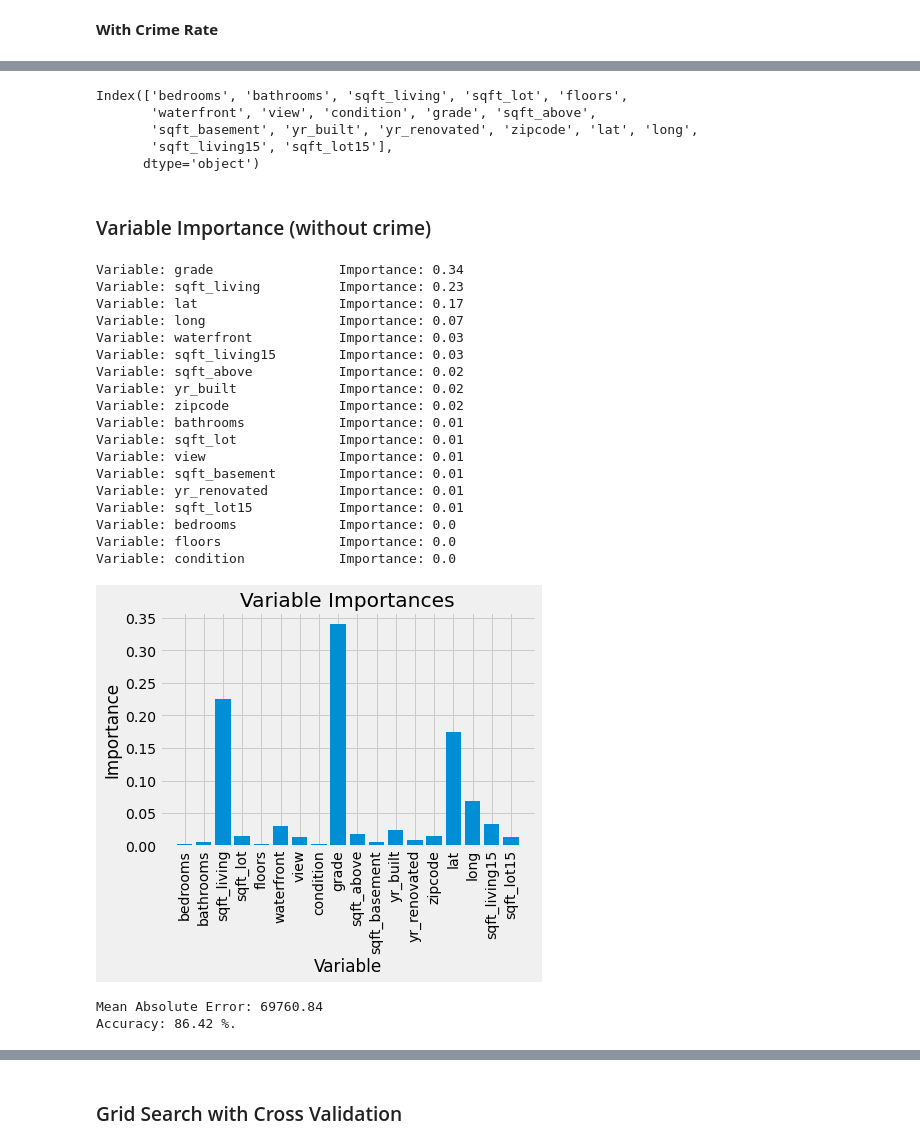
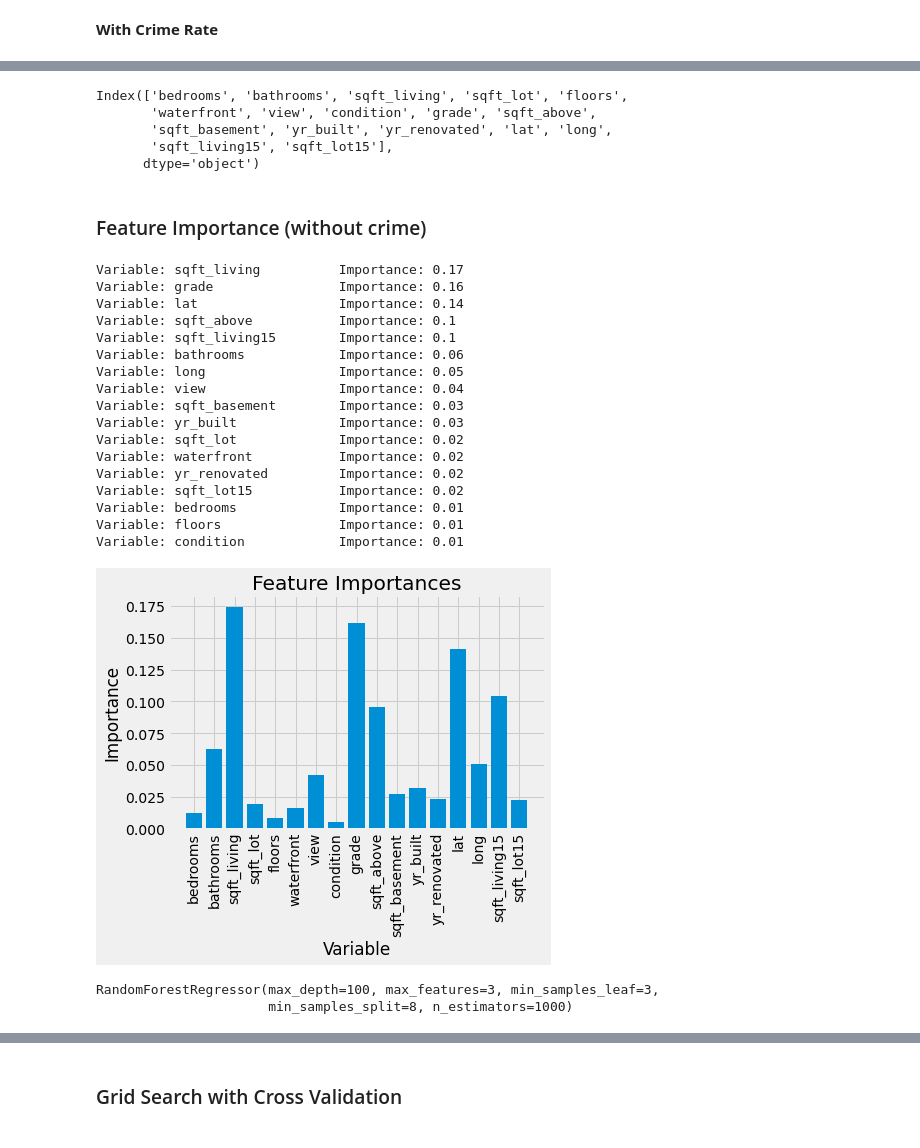
Before and after one commit to dvh549/Machine_Learning, a Jupyter notebook: House Sales Prediction - Random Forest Regression_281021.ipynb, the cells around one changed output, grey strips where cells are left out. Cells and saved outputs as stored; diff of their text form; code cells hidden in the pictures.

Commit message:
standardize model parameters and cleaned up notebook

```diff
--- a/House Sales Prediction - Random Forest Regression_Updated211021.ipynb
+++ b/House Sales Prediction - Random Forest Regression_281021.ipynb
@@ -306,8 +311,8 @@ house_data_with_crime["no_of_crimes"] = crime_numbers
 # house_data_with_crime["year"] = house_data_with_crime["date"].dt.year
 # house_data_with_crime["month"] = house_data_with_crime["date"].dt.month
 # house_data_with_crime["day"] = house_data_with_crime["date"].dt.day
-house_data.drop(["id", "date"], axis=1, inplace=True)
-house_data_with_crime.drop(["id", "date"], axis=1, inplace=True)
+house_data.drop(["id", "date", "zipcode"], axis=1, inplace=True)
+house_data_with_crime.drop(["id", "date", "zipcode"], axis=1, inplace=True)
 # %%
 house_data.head()
 # %% [output]
@@ -337,11 +369,9 @@ strat_k_fold = StratifiedKFold(n_splits=3, shuffle=True, random_state=42)
 # %%
-X = house_data.iloc[:,1:].values
+X = scaler.fit_transform(house_data.iloc[:,1:].values)
 y = house_data.iloc[:,0].values
 
 # can tune parameters accordingly for experimentation
 X_train, X_test, y_train, y_test = train_test_split(X, y, test_size=0.2, random_state=2021)
-
-#Training - 80% | Testing - 20%
 # %% [markdown]
 **For house data with crime numbers**
 # %%
@@ -359,3 +382,0 @@ scaler = MinMaxScaler()
-# %%
-X_train = scaler.fit_transform(X_train)
-X_test = scaler.transform(X_test)
@@ -495,7 +483,7 @@ print(house_data.iloc[:,1:].columns)
 # %% [output]
 Index(['bedrooms', 'bathrooms', 'sqft_living', 'sqft_lot', 'floors',
        'waterfront', 'view', 'condition', 'grade', 'sqft_above',
-       'sqft_basement', 'yr_built', 'yr_renovated', 'zipcode', 'lat', 'long',
+       'sqft_basement', 'yr_built', 'yr_renovated', 'lat', 'long',
        'sqft_living15', 'sqft_lot15'],
       dtype='object')
 # %%
@@ -503,7 +491,7 @@ feature_list = list(house_data.iloc[:,1:].columns)
 # %%
 feature_list_w_crime = list(house_data_with_crime.iloc[:,1:].columns)
 # %% [markdown]
-### Variable Importance (without crime)
+### Feature Importance (without crime)
 # %%
 # Get numerical feature importances
 importances = list(rf.feature_importances_)
@@ -517,62 +505,50 @@ feature_importances = sorted(feature_importances, key = lambda x: x[1], reverse
 # Print out the feature and importances
 [print('Variable: {:20} Importance: {}'.format(*pair)) for pair in feature_importances];
 # %% [output]
-Variable: grade                Importance: 0.34
-Variable: sqft_living          Importance: 0.23
-Variable: lat                  Importance: 0.17
-Variable: long                 Importance: 0.07
-Variable: waterfront           Importance: 0.03
-Variable: sqft_living15        Importance: 0.03
-Variable: sqft_above           Importance: 0.02
-Variable: yr_built             Importance: 0.02
-Variable: zipcode              Importance: 0.02
-Variable: bathrooms            Importance: 0.01
-Variable: sqft_lot             Importance: 0.01
-Variable: view                 Importance: 0.01
-Variable: sqft_basement        Importance: 0.01
-Variable: yr_renovated         Importance: 0.01
-Variable: sqft_lot15           Importance: 0.01
-Variable: bedrooms             Importance: 0.0
-Variable: floors               Importance: 0.0
-Variable: condition            Importance: 0.0
+Variable: sqft_living          Importance: 0.17
+Variable: grade                Importance: 0.16
+Variable: lat                  Importance: 0.14
+Variable: sqft_above           Importance: 0.1
+Variable: sqft_living15        Importance: 0.1
+Variable: bathrooms            Importance: 0.06
+Variable: long                 Importance: 0.05
+Variable: view                 Importance: 0.04
+Variable: sqft_basement        Importance: 0.03
+Variable: yr_built             Importance: 0.03
+Variable: sqft_lot             Importance: 0.02
+Variable: waterfront           Importance: 0.02
+Variable: yr_renovated         Importance: 0.02
+Variable: sqft_lot15           Importance: 0.02
+Variable: bedrooms             Importance: 0.01
+Variable: floors               Importance: 0.01
+Variable: condition            Importance: 0.01
 # %%
 # Import matplotlib for plotting and use magic command for Jupyter Notebooks
 import matplotlib.pyplot as plt
 %matplotlib inline
 # Set the style
 plt.style.use('fivethirtyeight')
 # list of x locations for plotting
 x_values = list(range(len(importances)))
 # Make a bar chart
 plt.bar(x_values, importances, orientation = 'vertical')
 # Tick labels for x axis
 plt.xticks(x_values, feature_list, rotation='vertical')
 # Axis labels and title
-plt.ylabel('Importance'); plt.xlabel('Variable'); plt.title('Variable Importances');
+plt.ylabel('Importance'); plt.xlabel('Variable'); plt.title('Feature Importances');
 # %% [output]
-[figure, old version]
+[figure, new version]
 # %%
-# New random forest with only the two most important variables
-rf_most_important = RandomForestRegressor(n_estimators = 1400, random_state = 42, min_samples_split= 2, min_samples_leaf = 1, max_features= 'auto',max_depth= 91,bootstrap=True)
+# Instantiate model with 1000 decision trees, base on the gridsearch best hyperpermeter
+rf_most_important = RandomForestRegressor(n_estimators= 1000, max_depth= 100, max_features= 3, min_samples_leaf= 3, min_samples_split= 8, bootstrap= True)
 
 # Extract the ten most important features
-important_indices = [feature_list.index('grade'), feature_list.index('sqft_living'), feature_list.index('lat'), feature_list.index('long'), feature_list.index('waterfront'), feature_list.index('sqft_living15'), feature_list.index('sqft_above'), feature_list.index('yr_built'), feature_list.index('zipcode'), feature_list.index('bathrooms')]
+important_indices = [feature_list.index('sqft_living'), feature_list.index('grade'), feature_list.index('lat'), feature_list.index('sqft_living15'), feature_list.index('sqft_above'), feature_list.index('bathrooms'), feature_list.index('long'), feature_list.index('view'), feature_list.index('sqft_basement'), feature_list.index('yr_built')]
 train_important = X_train[:, important_indices]
 test_important = X_test[:, important_indices]
 
 # Train the random forest
 rf_most_important.fit(train_important, y_train)
-
-# Make predictions and determine the error
-predictions = rf_most_important.predict(test_important)
-errors = abs(predictions - y_test)
-
-# Display the performance metrics
-print('Mean Absolute Error:', round(np.mean(errors), 2))
-mape = np.mean(100 * (errors / y_test))
-accuracy = 100 - mape
-
-print('Accuracy:', round(accuracy, 2), '%.')
 # %% [output]
-Mean Absolute Error: 69760.84
-Accuracy: 86.42 %.
+RandomForestRegressor(max_depth=100, max_features=3, min_samples_leaf=3,
+                      min_samples_split=8, n_estimators=1000)
```
Also changed, not shown: parts of 64 cells of this notebook.
